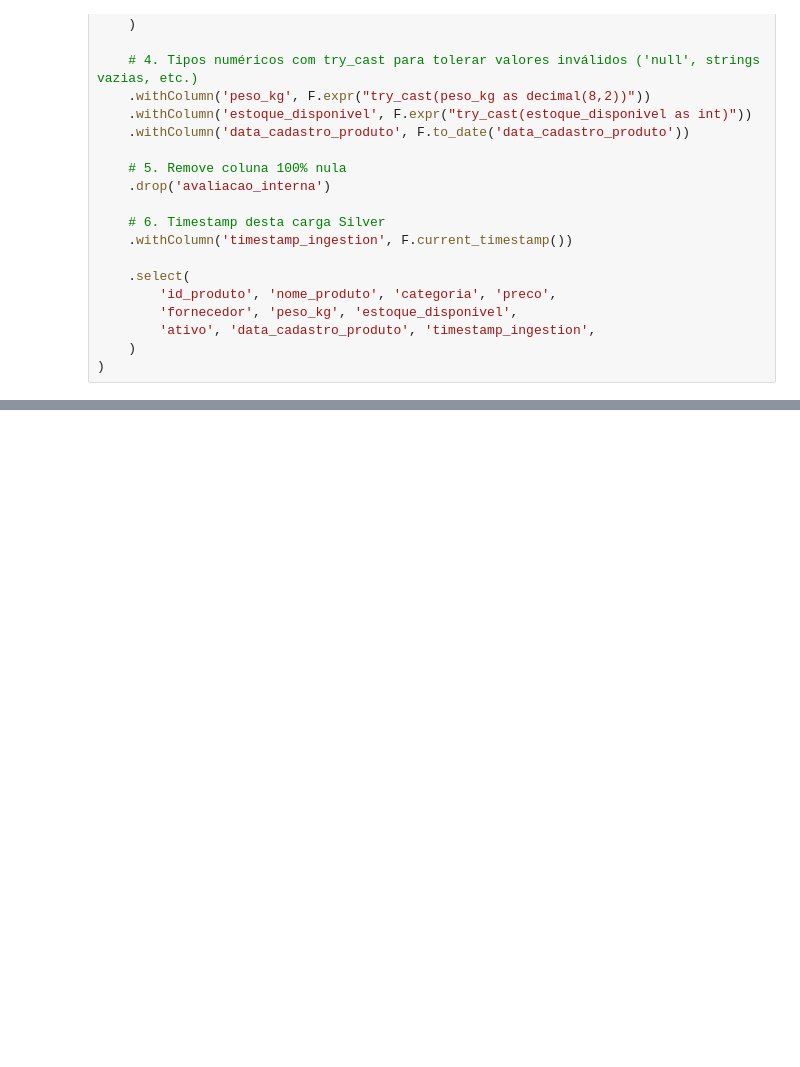
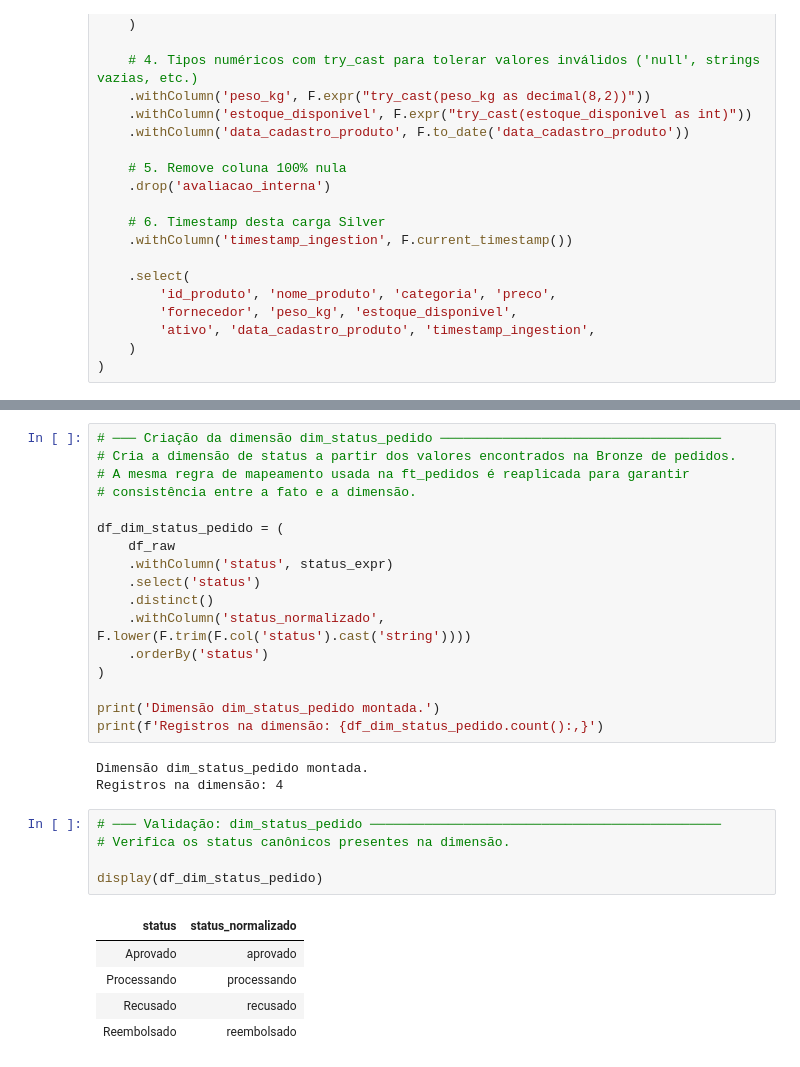
Before and after one commit to jv-n/v-commerce-crm-360, a Jupyter notebook: data-engineering/02_silver_vcommerce.ipynb, the cells around one changed output, grey strips where cells are left out. Cells and saved outputs as stored; diff of their text form; blank space fills up the shorter version.

```diff
--- a/data-engineering/02_silver_vcommerce.ipynb
+++ b/data-engineering/02_silver_vcommerce.ipynb
@@ -1532,0 +2414,31 @@ print(f'Quantidade de linhas em produtos silver: {total_produtos_silver}')
+# %%
+# ─── Criação da dimensão dim_status_pedido ────────────────────────────────────
+# Cria a dimensão de status a partir dos valores encontrados na Bronze de pedidos.
+# A mesma regra de mapeamento usada na ft_pedidos é reaplicada para garantir
+# consistência entre a fato e a dimensão.
+
+df_dim_status_pedido = (
+    df_raw
+    .withColumn('status', status_expr)
+    .select('status')
+    .distinct()
+    .withColumn('status_normalizado', F.lower(F.trim(F.col('status').cast('string'))))
+    .orderBy('status')
+)
+
+print('Dimensão dim_status_pedido montada.')
+print(f'Registros na dimensão: {df_dim_status_pedido.count():,}')
+# %% [output]
+Dimensão dim_status_pedido montada.
+Registros na dimensão: 4
+# %%
+# ─── Validação: dim_status_pedido ─────────────────────────────────────────────
+# Verifica os status canônicos presentes na dimensão.
+
+display(df_dim_status_pedido)
+# %% [output]
+| status | status_normalizado |
+| Aprovado | aprovado |
+| Processando | processando |
+| Recusado | recusado |
+| Reembolsado | reembolsado |
```
Also changed, not shown: parts of 53 cells of this notebook.
